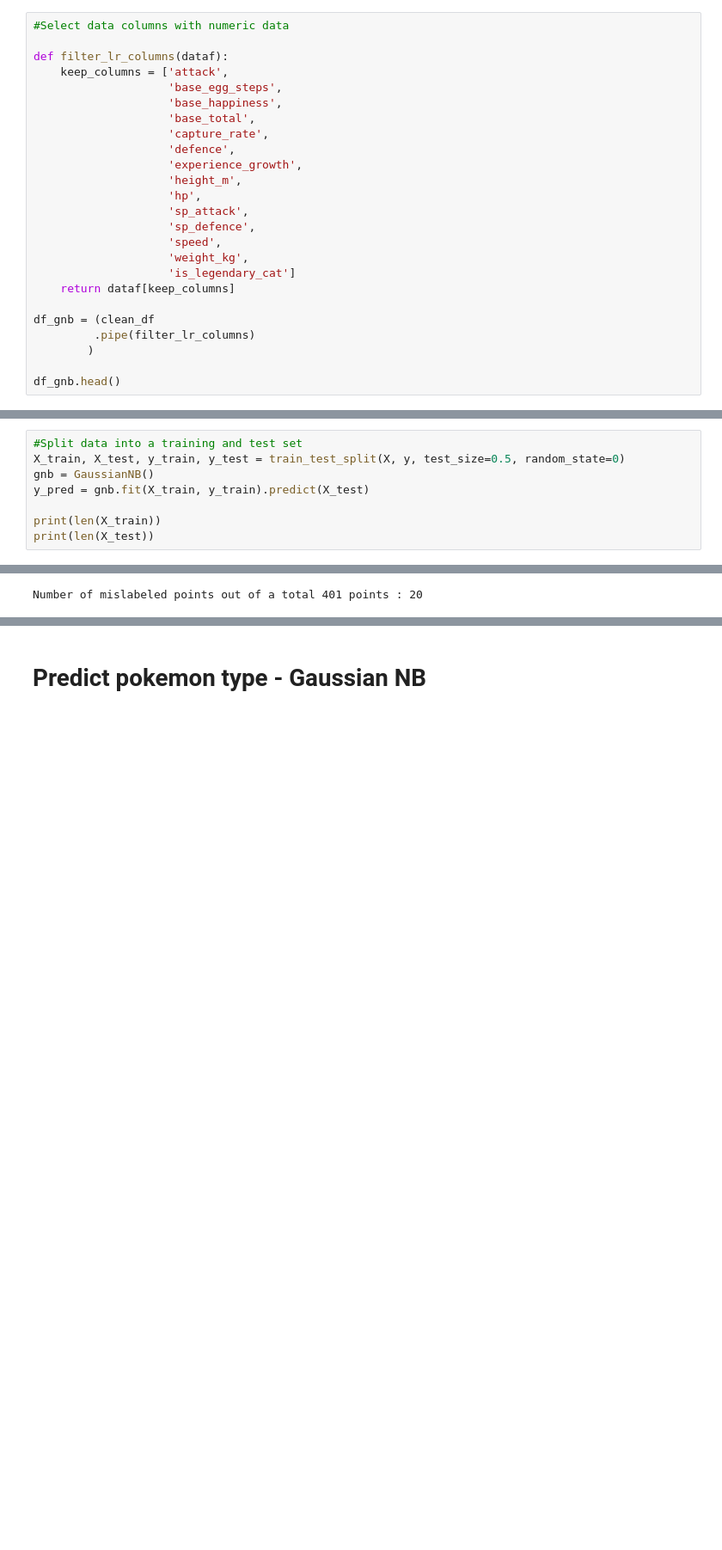
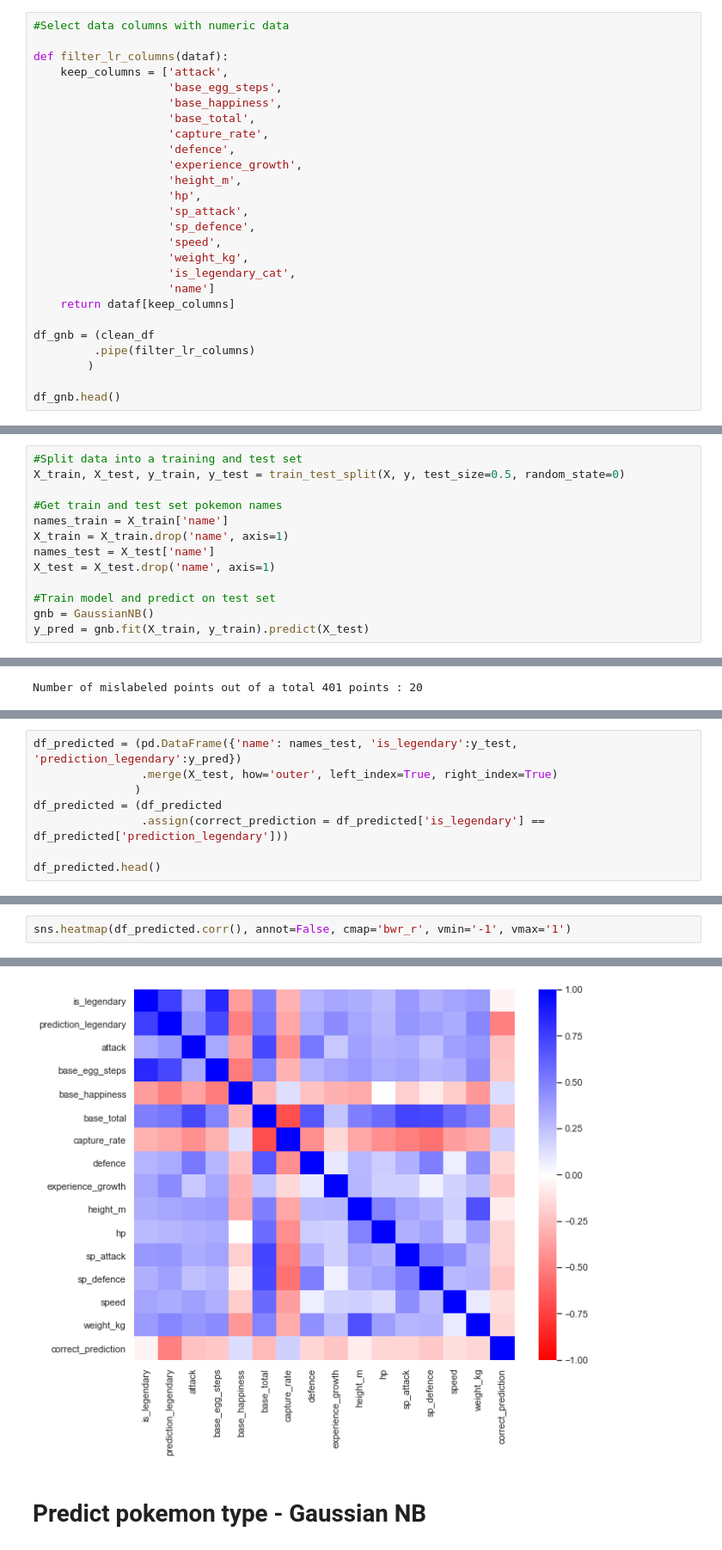
Before and after one commit to Carova/DiP_oefening_pokemon_dataset, a Jupyter notebook: Pokemon dataset - Opdracht 2.ipynb, the cells around one changed output, grey strips where cells are left out. Shown at 86% size. Saved outputs shown, nothing was run; the diff lists cells and outputs as text; blank space fills up the shorter version.

```diff
--- a/Pokemon dataset - Opdracht 2.ipynb
+++ b/Pokemon dataset - Opdracht 2.ipynb
@@ -257,7 +259,8 @@ def filter_lr_columns(dataf):
                     'sp_defence',
                     'speed',
                     'weight_kg',
-                    'is_legendary_cat']
+                    'is_legendary_cat',
+                    'name']
     return dataf[keep_columns]
 
 df_gnb = (clean_df
@@ -290,8 +293,13 @@ print(sum(y == True))
 # %%
 #Split data into a training and test set
 X_train, X_test, y_train, y_test = train_test_split(X, y, test_size=0.5, random_state=0)
+
+#Get train and test set pokemon names
+names_train = X_train['name']
+X_train = X_train.drop('name', axis=1)
+names_test = X_test['name']
+X_test = X_test.drop('name', axis=1)
+
+#Train model and predict on test set
 gnb = GaussianNB()
 y_pred = gnb.fit(X_train, y_train).predict(X_test)
-
-print(len(X_train))
-print(len(X_test))
@@ -340,0 +335,8 @@ pred_accuracy(y_pred, y_test)
+# %%
+df_predicted = (pd.DataFrame({'name': names_test, 'is_legendary':y_test, 'prediction_legendary':y_pred})
+                .merge(X_test, how='outer', left_index=True, right_index=True)
+               )
+df_predicted = (df_predicted
+                .assign(correct_prediction = df_predicted['is_legendary'] == df_predicted['prediction_legendary']))
+
+df_predicted.head()
@@ -340,0 +370,3 @@ pred_accuracy(y_pred, y_test)
+# %%
+sns.heatmap(df_predicted.corr(), annot=False, cmap='bwr_r', vmin='-1', vmax='1')
+# %% [output]
@@ -341,3 +374,4 @@ pred_accuracy(y_pred, y_test)
+[figure, added]
 # %% [markdown]
 # Predict pokemon type - Gaussian NB
 # %%
```
Also changed, not shown: parts of 13 cells of this notebook, 1 other file.
